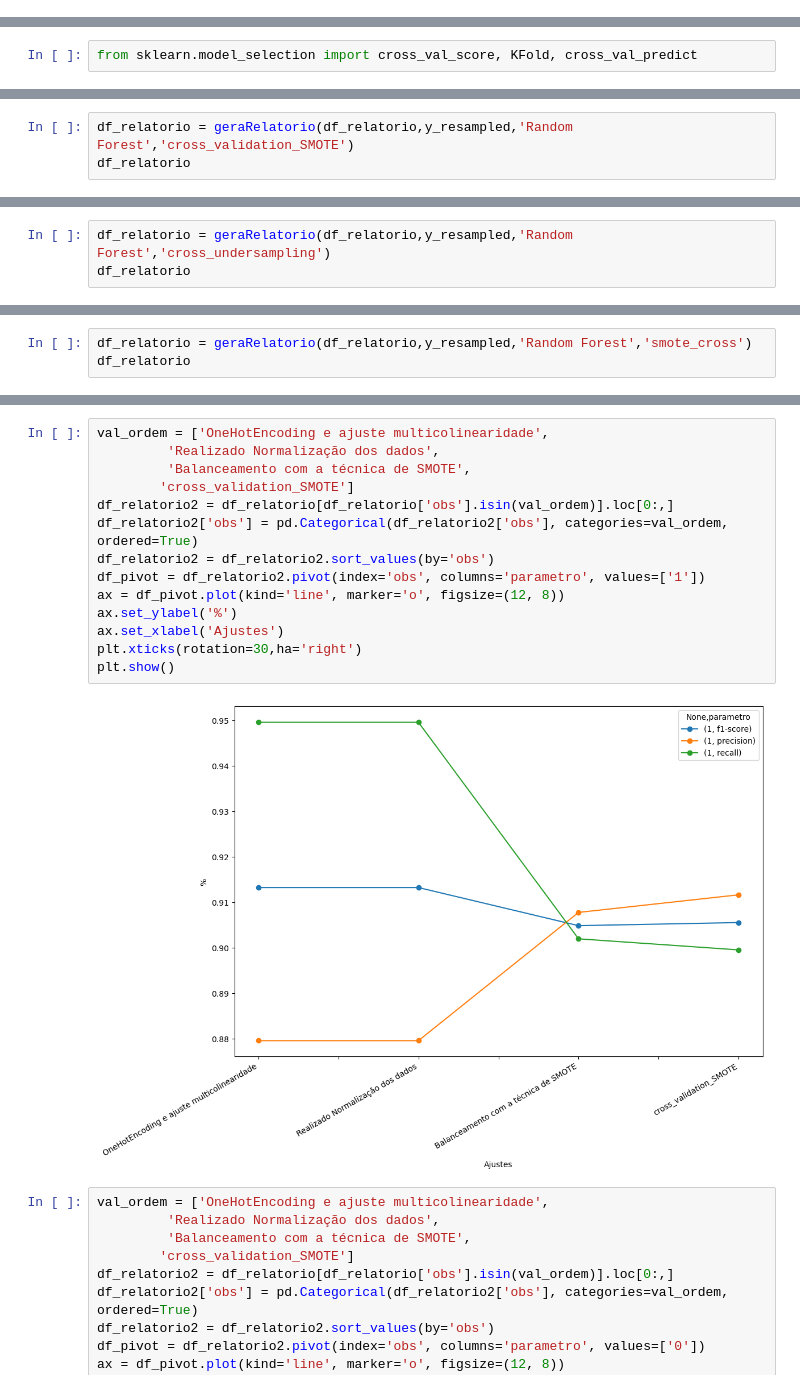
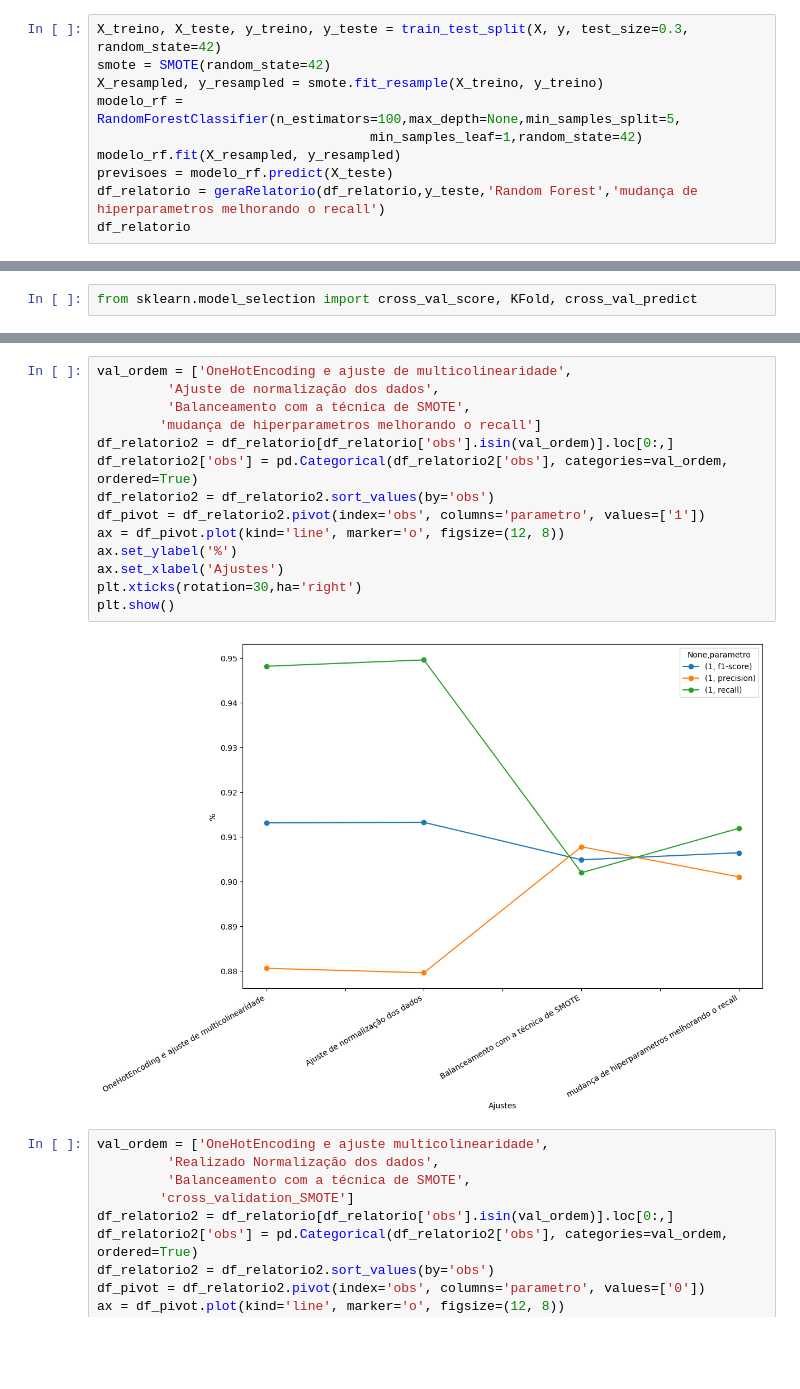
Before and after one commit to JuniorNS96/TCC, a Jupyter notebook: main.ipynb, the cells around one changed output, grey strips where cells are left out. Saved outputs shown, nothing was run; the diff lists cells and outputs as text; blank space fills up the shorter version.

Commit message:
corrigido ordem dos processos de melhoria de machine learning

```diff
--- a/main.ipynb
+++ b/main.ipynb
@@ -1416,0 +1670,10 @@ df_relatorio
+# %%
+X_treino, X_teste, y_treino, y_teste = train_test_split(X, y, test_size=0.3, random_state=42)
+smote = SMOTE(random_state=42)
+X_resampled, y_resampled = smote.fit_resample(X_treino, y_treino)
+modelo_rf = RandomForestClassifier(n_estimators=100,max_depth=None,min_samples_split=5,
+                                   min_samples_leaf=1,random_state=42)
+modelo_rf.fit(X_resampled, y_resampled)
+previsoes = modelo_rf.predict(X_teste)
+df_relatorio = geraRelatorio(df_relatorio,y_teste,'Random Forest','mudança de hiperparametros melhorando o recall')
+df_relatorio
@@ -1436,3 +1707,0 @@ weighted avg       0.91      0.91      0.91      6626
-# %%
-df_relatorio = geraRelatorio(df_relatorio,y_resampled,'Random Forest','cross_validation_SMOTE')
-df_relatorio
@@ -1453,3 +1707,0 @@ df_relatorio
-# %%
-df_relatorio = geraRelatorio(df_relatorio,y_resampled,'Random Forest','cross_undersampling')
-df_relatorio
@@ -1492,3 +1707,0 @@ weighted avg       0.91      0.91      0.91      7570
-# %%
-df_relatorio = geraRelatorio(df_relatorio,y_resampled,'Random Forest','smote_cross')
-df_relatorio
@@ -1513,19 +1708,19 @@ df_relatorio
 # %%
-val_ordem = ['OneHotEncoding e ajuste multicolinearidade',
-         'Realizado Normalização dos dados',
+val_ordem = ['OneHotEncoding e ajuste de multicolinearidade',
+         'Ajuste de normalização dos dados',
          'Balanceamento com a técnica de SMOTE',
-        'cross_validation_SMOTE']
+        'mudança de hiperparametros melhorando o recall']
 df_relatorio2 = df_relatorio[df_relatorio['obs'].isin(val_ordem)].loc[0:,]
 df_relatorio2['obs'] = pd.Categorical(df_relatorio2['obs'], categories=val_ordem, ordered=True)
 df_relatorio2 = df_relatorio2.sort_values(by='obs')
 df_pivot = df_relatorio2.pivot(index='obs', columns='parametro', values=['1'])
 ax = df_pivot.plot(kind='line', marker='o', figsize=(12, 8))
 ax.set_ylabel('%')
 ax.set_xlabel('Ajustes')
 plt.xticks(rotation=30,ha='right')
 plt.show()
 # %% [output]
-[figure, old version]
+[figure, new version]
 # %%
 val_ordem = ['OneHotEncoding e ajuste multicolinearidade',
          'Realizado Normalização dos dados',
```
Also changed, not shown: parts of 24 cells of this notebook.
